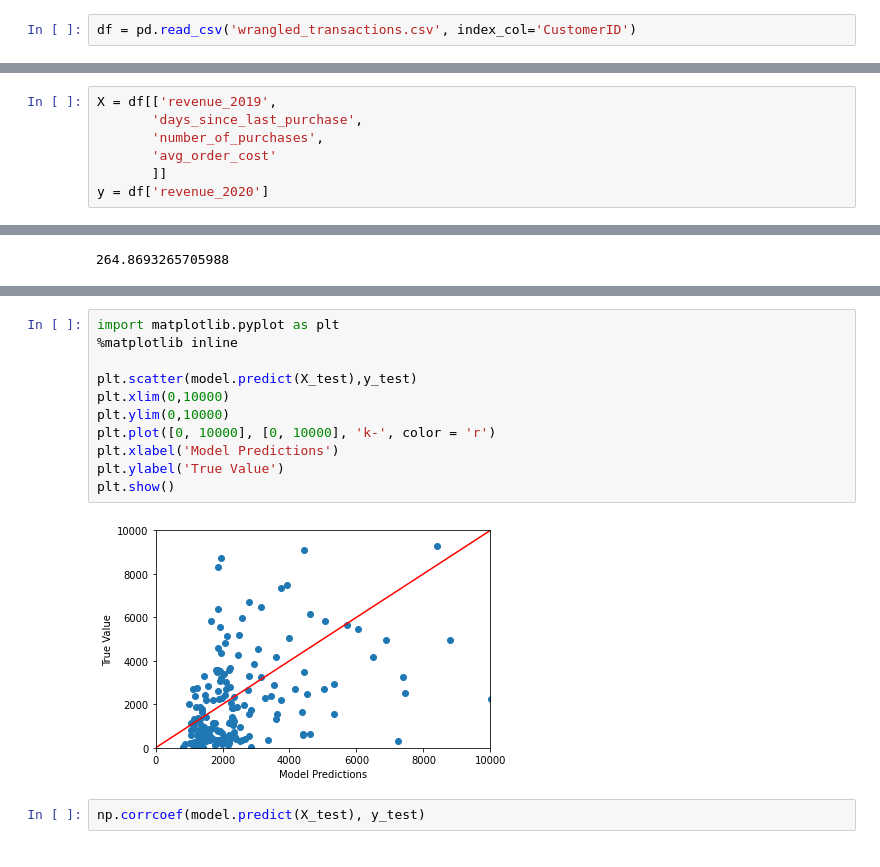
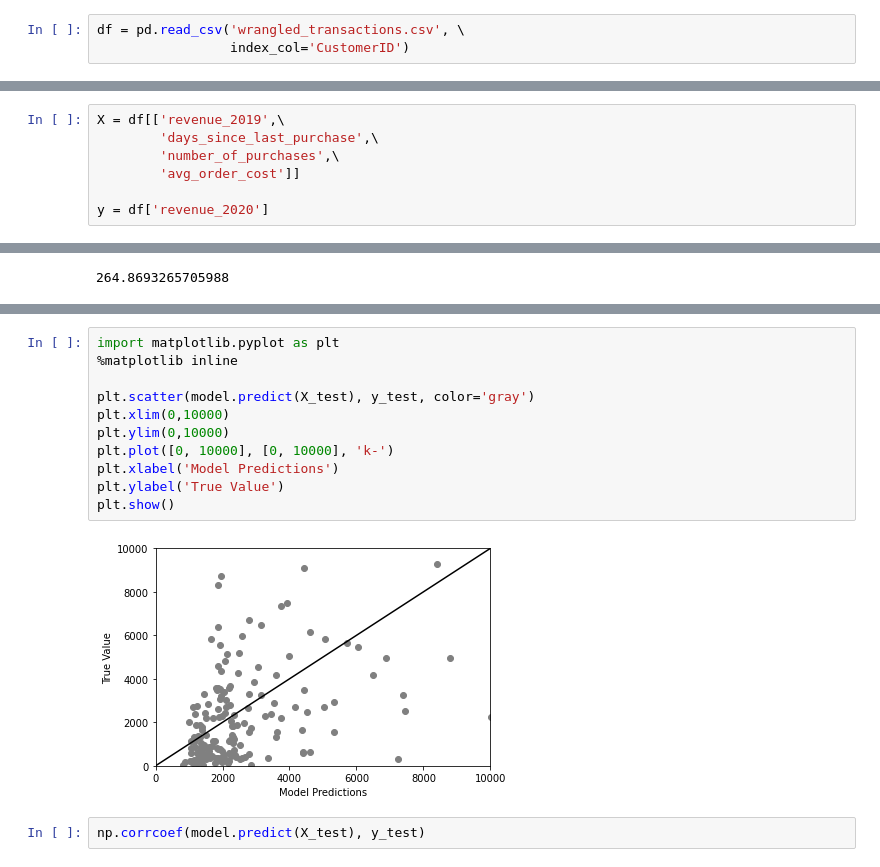
Before and after one commit to PacktPublishing/Data-Science-for-Marketing-Analytics-Second-Edition, a Jupyter notebook: Chapter05/Exercise 5.04.ipynb, the cells around one changed output, grey strips where cells are left out. Cells and saved outputs as stored; diff of their text form.

```diff
--- a/Chapter05/Exercise 5.04.ipynb
+++ b/Chapter05/Exercise 5.04.ipynb
@@ -1,7 +1,8 @@
 # %% [markdown]
 ## Exercise 5.04: Building a Linear Model Predicting Customer Spend
 # %%
-df = pd.read_csv('wrangled_transactions.csv', index_col='CustomerID')
+df = pd.read_csv('wrangled_transactions.csv', \
+                 index_col='CustomerID')
 # %%
 df.corr()
 # %% [output]
@@ -13,11 +14,11 @@ df.corr()
 | avg_order_cost | 0.779401 | -0.074321 | -0.054051 | -0.012466 | 1.000000 | ... |
 | revenue_2020 | 0.548234 | 0.061743 | -0.171294 | 0.355751 | 0.357384 | ... |
 # %%
-X = df[['revenue_2019',
-       'days_since_last_purchase',
-       'number_of_purchases',
-       'avg_order_cost'
-       ]]
+X = df[['revenue_2019',\
+        'days_since_last_purchase',\
+        'number_of_purchases',\
+        'avg_order_cost']]
+
 y = df['revenue_2020']
 # %%
 from sklearn.model_selection import train_test_split
@@ -52,16 +51,16 @@ array([5847.67624446])
 # %%
 import matplotlib.pyplot as plt
 %matplotlib inline
 
-plt.scatter(model.predict(X_test),y_test)
+plt.scatter(model.predict(X_test), y_test, color='gray')
 plt.xlim(0,10000)
 plt.ylim(0,10000)
-plt.plot([0, 10000], [0, 10000], 'k-', color = 'r')
+plt.plot([0, 10000], [0, 10000], 'k-')
 plt.xlabel('Model Predictions')
 plt.ylabel('True Value')
 plt.show()
 # %% [output]
-[figure, old version]
+[figure, new version]
 # %%
 np.corrcoef(model.predict(X_test), y_test)
 # %% [output]
```
Also changed, not shown: parts of 1 cell of this notebook, 5 other files.
